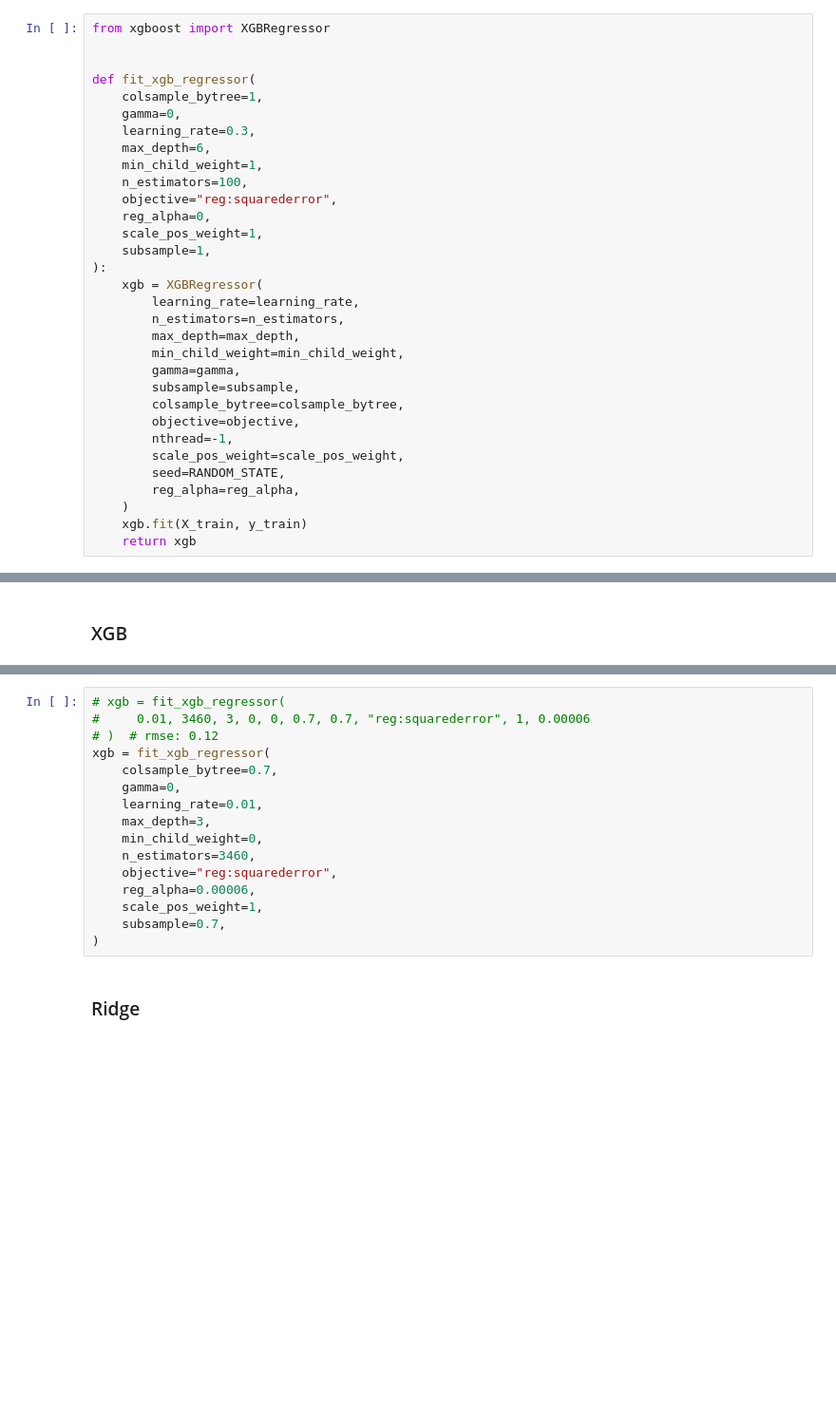
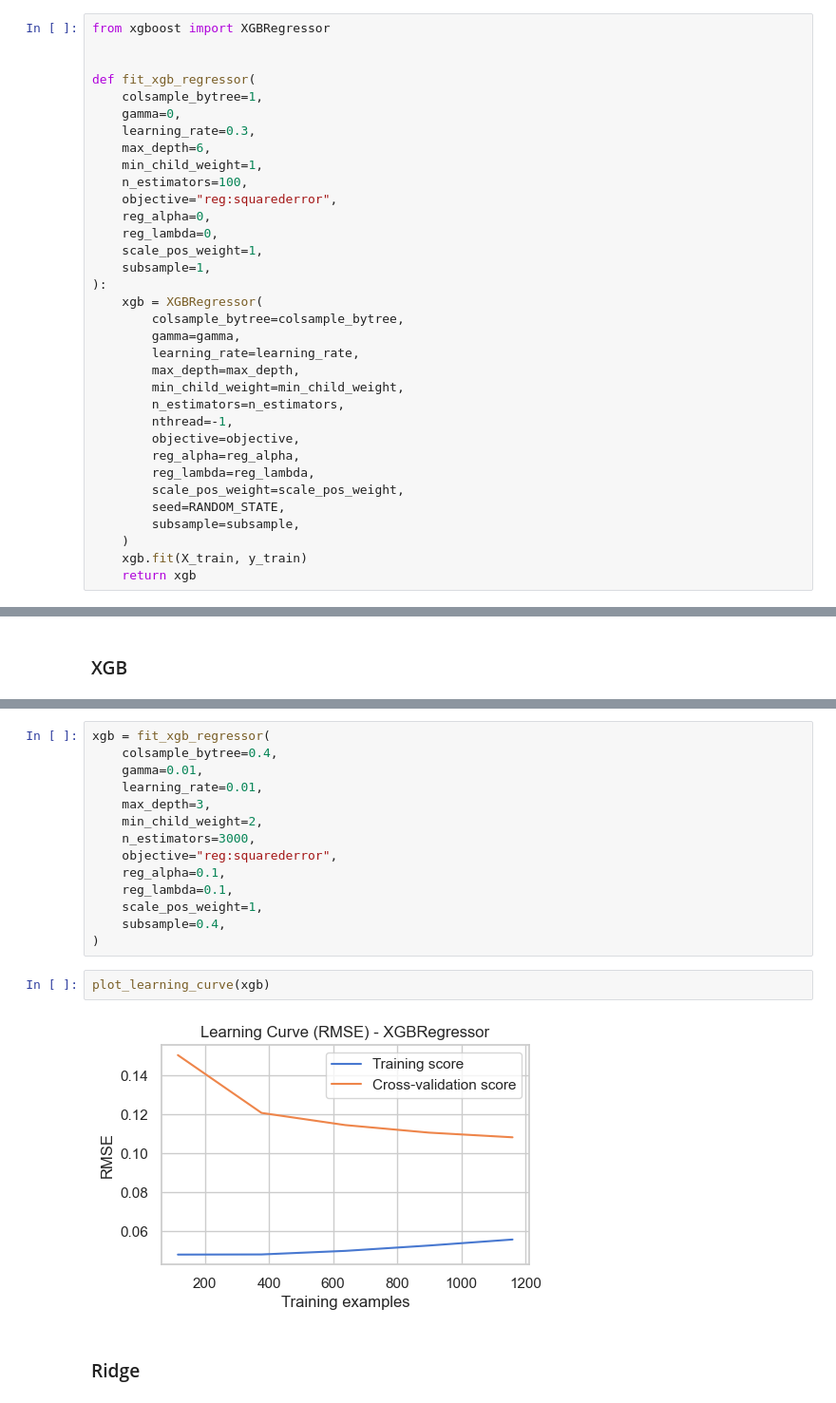
Before and after one commit to sjuanati/DataSciLabs, a Jupyter notebook: projects/kaggle/02_house_prices/house_prices.ipynb, the cells around one changed output, grey strips where cells are left out. Shown at 95% size. Cells and saved outputs as stored; diff of their text form; blank space fills up the shorter version.

```diff
--- a/projects/kaggle/02_house_prices/house_prices.ipynb
+++ b/projects/kaggle/02_house_prices/house_prices.ipynb
@@ -358,22 +343,24 @@ def fit_xgb_regressor(
     n_estimators=100,
     objective="reg:squarederror",
     reg_alpha=0,
+    reg_lambda=0,
     scale_pos_weight=1,
     subsample=1,
 ):
     xgb = XGBRegressor(
+        colsample_bytree=colsample_bytree,
+        gamma=gamma,
         learning_rate=learning_rate,
-        n_estimators=n_estimators,
         max_depth=max_depth,
         min_child_weight=min_child_weight,
-        gamma=gamma,
-        subsample=subsample,
-        colsample_bytree=colsample_bytree,
+        n_estimators=n_estimators,
+        nthread=-1,
         objective=objective,
-        nthread=-1,
+        reg_alpha=reg_alpha,
+        reg_lambda=reg_lambda,
         scale_pos_weight=scale_pos_weight,
         seed=RANDOM_STATE,
-        reg_alpha=reg_alpha,
+        subsample=subsample,
     )
     xgb.fit(X_train, y_train)
     return xgb
@@ -698,19 +700,21 @@ ElasticNet                0.42908     0.41683     0.33     0.17     -0.00
 # %%
-# xgb = fit_xgb_regressor(
-#     0.01, 3460, 3, 0, 0, 0.7, 0.7, "reg:squarederror", 1, 0.00006
-# )  # rmse: 0.12
 xgb = fit_xgb_regressor(
-    colsample_bytree=0.7,
-    gamma=0,
+    colsample_bytree=0.4,
+    gamma=0.01,
     learning_rate=0.01,
     max_depth=3,
-    min_child_weight=0,
-    n_estimators=3460,
+    min_child_weight=2,
+    n_estimators=3000,
     objective="reg:squarederror",
-    reg_alpha=0.00006,
+    reg_alpha=0.1,
+    reg_lambda=0.1,
     scale_pos_weight=1,
-    subsample=0.7,
+    subsample=0.4,
 )
+# %%
+plot_learning_curve(xgb)
+# %% [output]
+[figure, added]
 # %% [markdown]
 ### Ridge
 # %%
```
Also changed, not shown: parts of 37 cells of this notebook, 1 other file.
